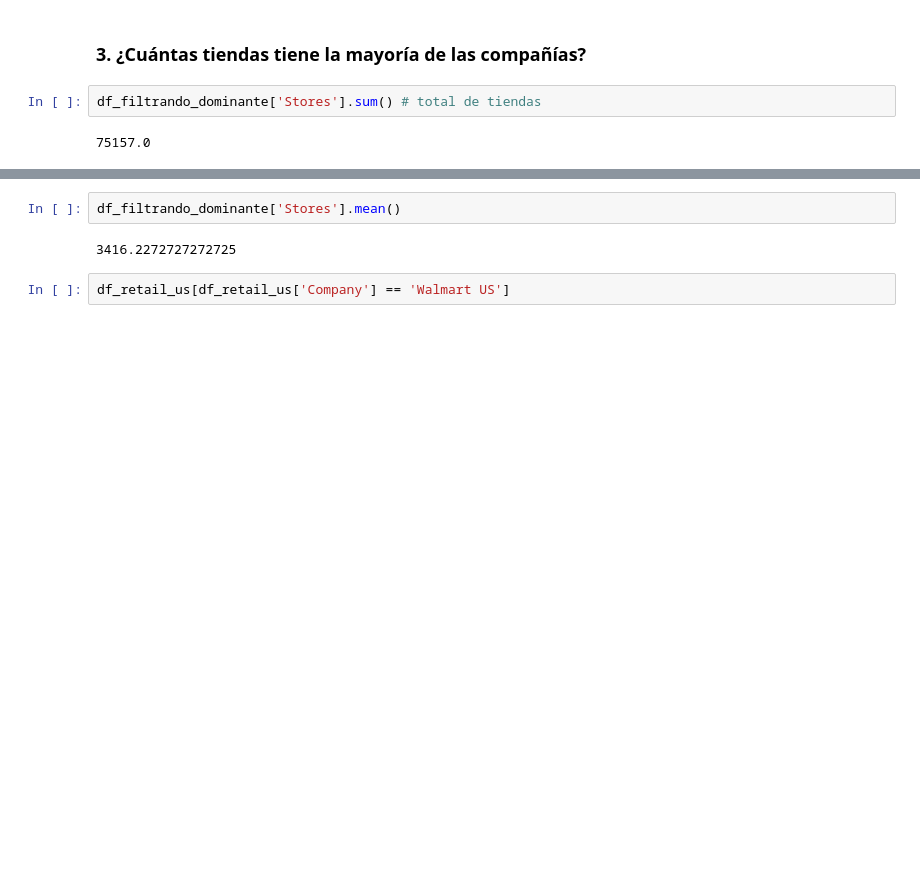
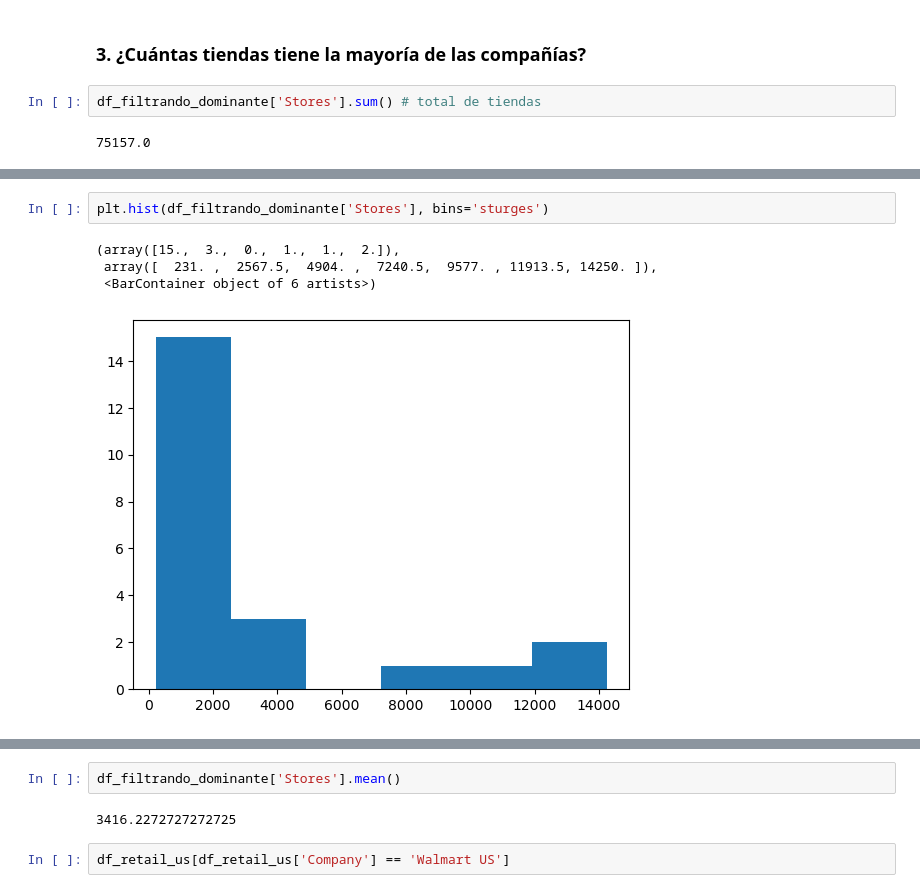
Before and after one commit to Jeikosd/courses, a Jupyter notebook: template_proyecto_datacademy.ipynb, the cells around one changed output, grey strips where cells are left out. Cells and saved outputs as stored; diff of their text form; blank space fills up the shorter version.

```diff
--- a/template_proyecto_datacademy.ipynb
+++ b/template_proyecto_datacademy.ipynb
@@ -188,3 +200,10 @@ df_filtrando_dominante['Stores'].sum() # total de tiendas
+# %%
+plt.hist(df_filtrando_dominante['Stores'], bins='sturges')
+# %% [output]
+(array([15.,  3.,  0.,  1.,  1.,  2.]),
+ array([  231. ,  2567.5,  4904. ,  7240.5,  9577. , 11913.5, 14250. ]),
+ <BarContainer object of 6 artists>)
+[figure, added]
 # %%
 sns.boxplot( y=df_filtrando_dominante["Stores"] )
 plt.ylabel("Cantidad de tiendas físicas")
```
Also changed, not shown: parts of 7 cells of this notebook.
